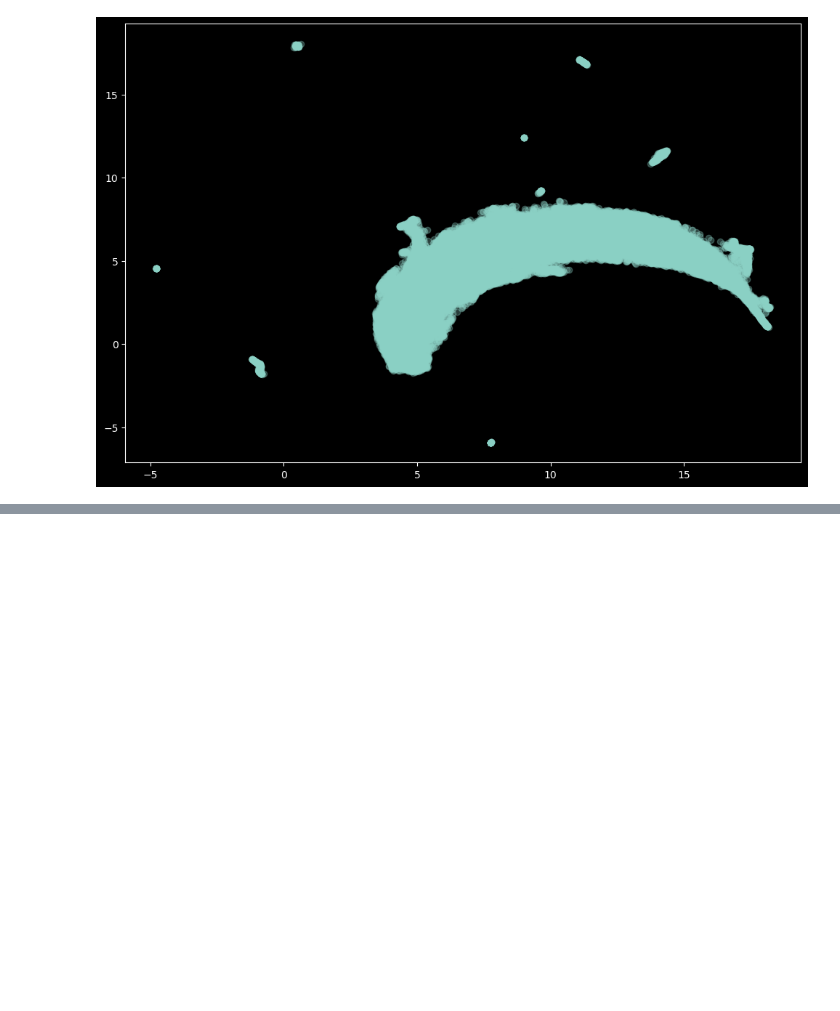
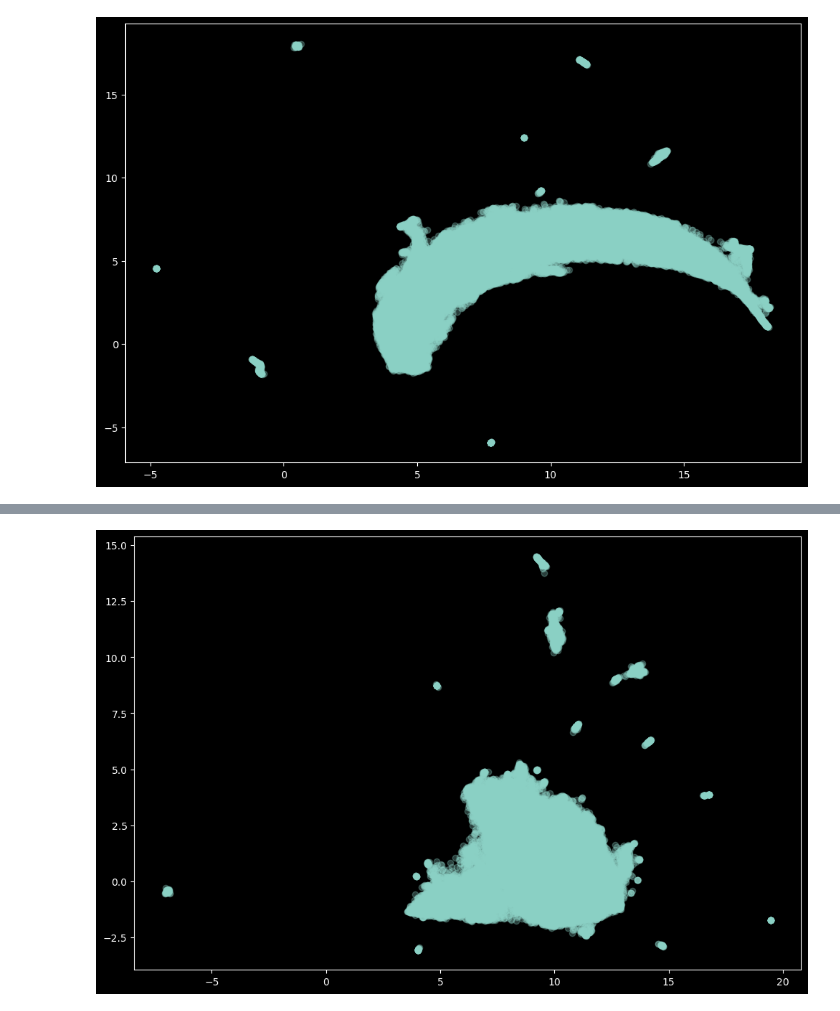
Before and after one commit to zimolzak/ml-detect-diagnostic-safety, a Jupyter notebook: Maxxxx/UMAPExperiments_CUI.ipynb, the cells around one changed output, grey strips where cells are left out. Saved outputs shown, nothing was run; the diff lists cells and outputs as text; code cells hidden in the pictures; blank space fills up the shorter version.

```diff
--- a/Maxxxx/UMAPExperiments_CUI.ipynb
+++ b/Maxxxx/UMAPExperiments_CUI.ipynb
@@ -140,0 +150,12 @@ with open("normalized_doc_vector.json", "w") as outfile:
+# %%
+with open("sids_to_present_cuis.json",'r') as infile:
+    cuidata = json.load(infile)
+# %%
+present_doc_norm = np.zeros((len(cuidata), cuiarray.shape[1]))
+for i,doc in tqdm(enumerate(cuidata), total=len(cuidata)):
+    if len(cuidata[doc]['cuis']) == 0:
+        print("doc has no present cuis:", doc)
+        continue
+    for cui in cuidata[doc]['cuis']:
+        present_doc_norm[i] += cuiarray[vocab[cui]]
+    present_doc_norm[i] /= len(cuidata[doc]['cuis'])
@@ -140,0 +168,11 @@ with open("normalized_doc_vector.json", "w") as outfile:
+# %%
+reducer4 = umap.UMAP()
+embedding4 = reducer4.fit_transform(present_doc_norm)
+# %%
+plt.style.use("dark_background")
+
+fig = plt.figure(figsize=(12,8), dpi=100)
+plt.scatter(embedding4[:, 0], embedding4[:, 1], alpha=0.3)
+plt.show()
+# %% [output]
+[figure, added]
```
Also changed, not shown: parts of 7 cells of this notebook, 4 other files.
